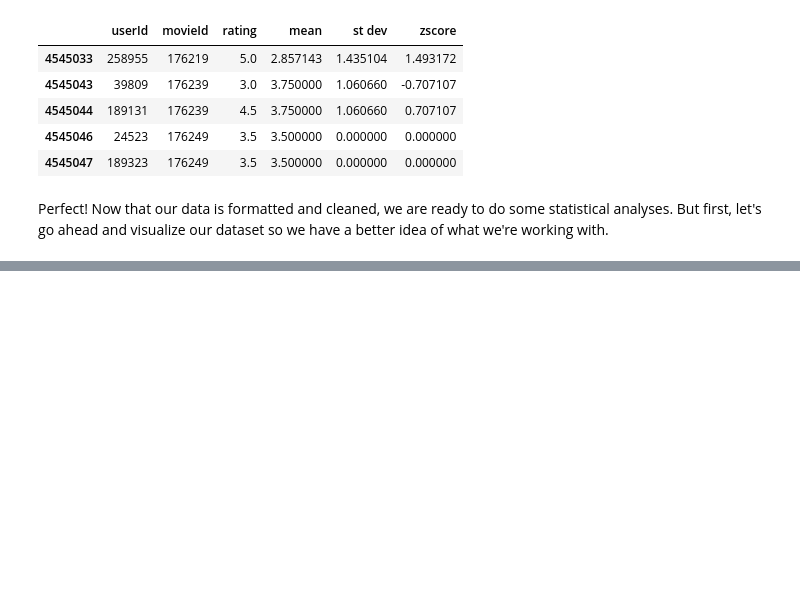
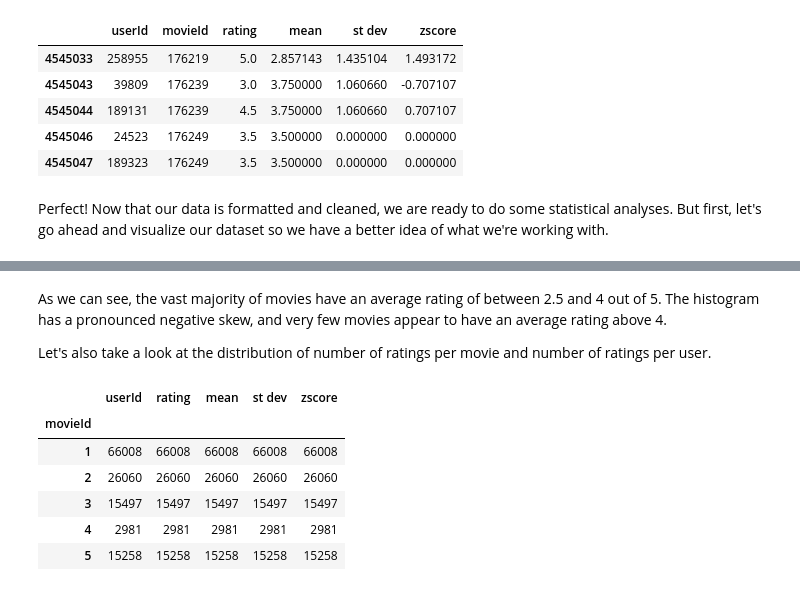
Before and after one commit to ewoodbury/movie-rating-analysis, a Jupyter notebook: Movie Ratings Project.ipynb, the cells around one changed output, grey strips where cells are left out. Cells and saved outputs as stored; diff of their text form; code cells hidden in the pictures; blank space fills up the shorter version.

```diff
--- a/Movie Ratings Project.ipynb
+++ b/Movie Ratings Project.ipynb
@@ -394,0 +418,15 @@ Perfect! Now that our data is formatted and cleaned, we are ready to do some sta
+# %% [markdown]
+As we can see, the vast majority of movies have an average rating of between 2.5 and 4 out of 5. The histogram has a pronounced negative skew, and very few movies appear to have an average rating above 4.
+
+Let's also take a look at the distribution of number of ratings per movie and number of ratings per user.
+# %%
+n_ratings_per_movie = movieId_ratings.groupby('movieId').count()
+n_ratings_per_user = movieId_ratings.groupby('userId').count()
+# %% [output]
+|  | userId | rating | mean | st dev | zscore |
+| movieId |  |  |  |  |  |
+| 1 | 66008 | 66008 | 66008 | 66008 | 66008 |
+| 2 | 26060 | 26060 | 26060 | 26060 | 26060 |
+| 3 | 15497 | 15497 | 15497 | 15497 | 15497 |
+| 4 | 2981 | 2981 | 2981 | 2981 | 2981 |
+| 5 | 15258 | 15258 | 15258 | 15258 | 15258 |
```
Also changed, not shown: parts of 7 cells of this notebook.
